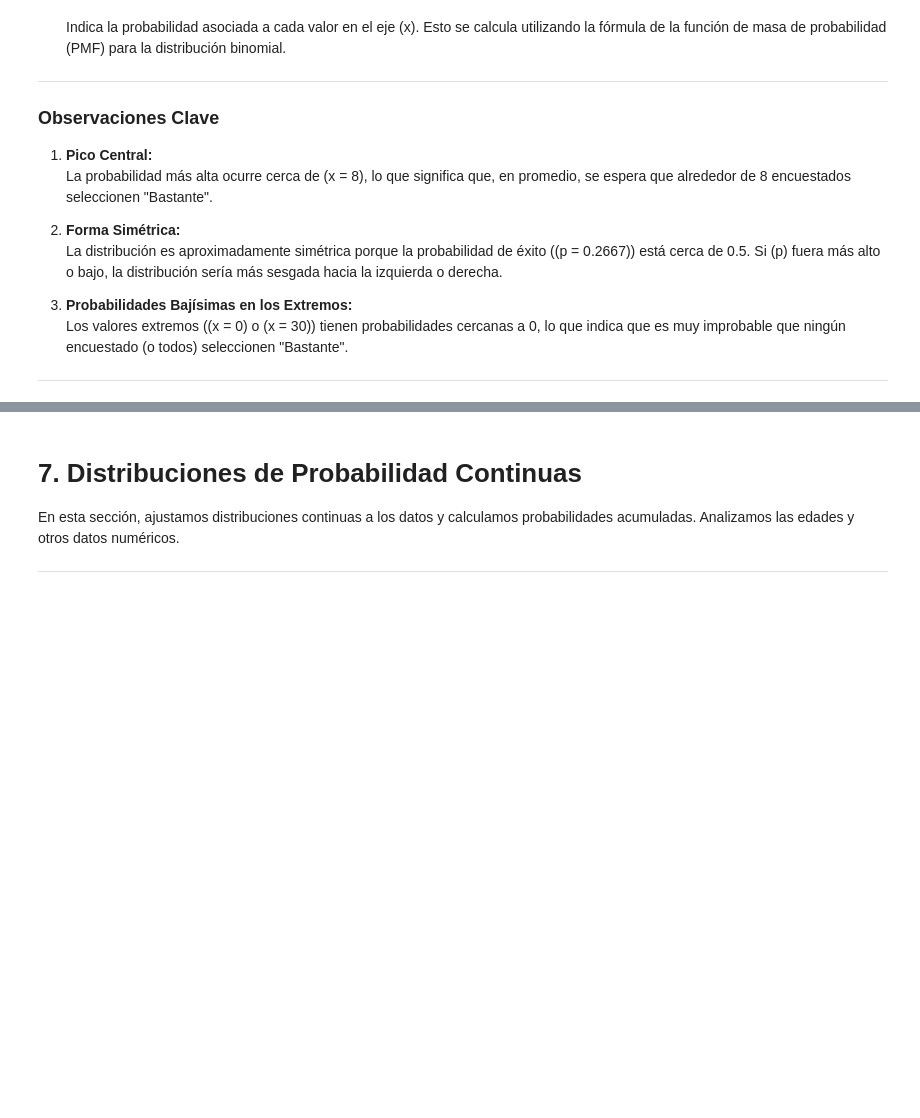
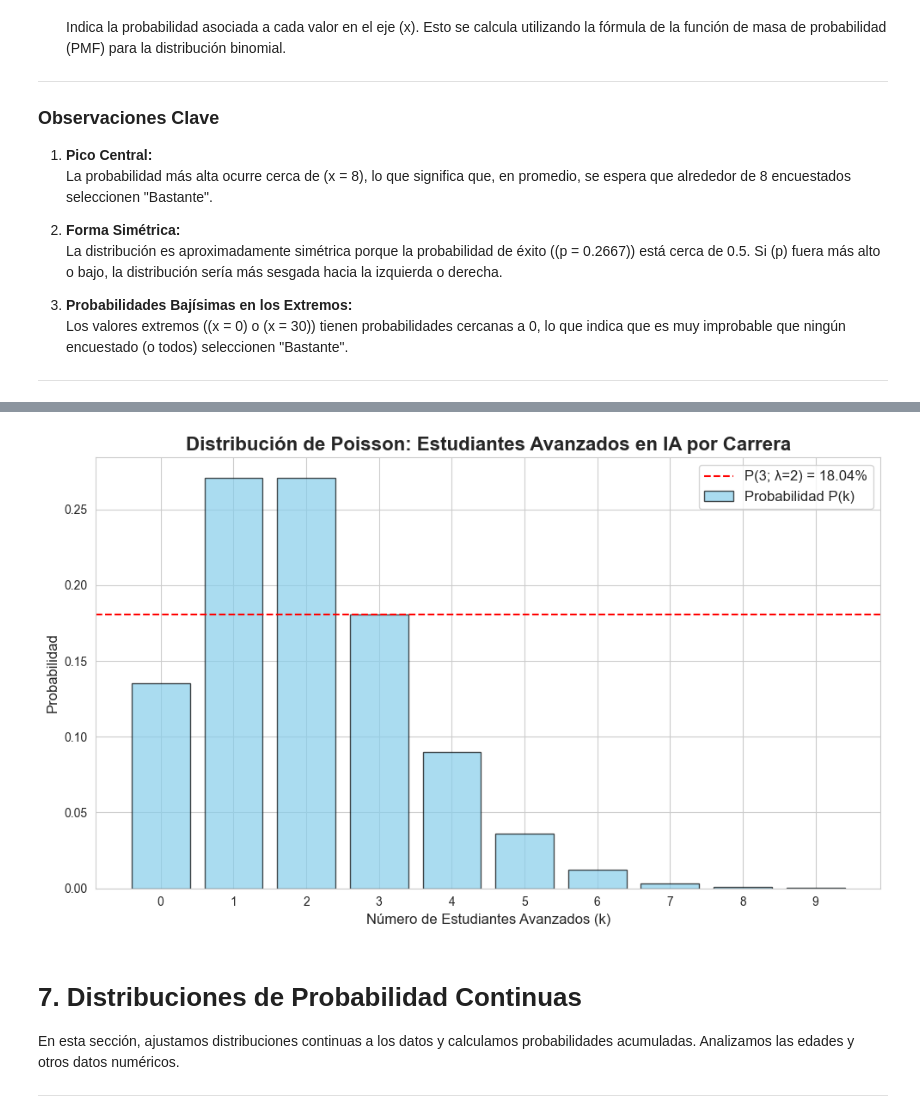
Before and after one commit to IrvinngB/Examen-Estadistica, a Jupyter notebook: Probabilidad.ipynb, the cells around one changed output, grey strips where cells are left out. Drawn from its saved outputs; the diff is of its cells as text; code cells hidden in the pictures; blank space fills up the shorter version.

```diff
--- a/Probabilidad.ipynb
+++ b/Probabilidad.ipynb
@@ -252,3 +270,32 @@ La probabilidad acumulada permite analizar la **suma de probabilidades** para to
+# %%
+import numpy as np
+import matplotlib.pyplot as plt
+from scipy.stats import poisson
+
+# Parámetro de la distribución de Poisson
+lambda_carrera = 2  # Promedio de 2 estudiantes avanzados por carrera
+
+# Valores de k (número de estudiantes avanzados)
+k_values = np.arange(0, 10)  # Consideramos valores de k desde 0 hasta 9
+
+# Calcular las probabilidades para cada valor de k
+poisson_probs = poisson.pmf(k_values, lambda_carrera)
+
+# Graficar la distribución
+plt.figure(figsize=(10, 6))
+plt.bar(k_values, poisson_probs, color='skyblue', edgecolor='black', alpha=0.7, label='Probabilidad P(k)')
+plt.title("Distribución de Poisson: Estudiantes Avanzados en IA por Carrera", fontsize=16, weight='bold')
+plt.xlabel("Número de Estudiantes Avanzados (k)", fontsize=12)
+plt.ylabel("Probabilidad", fontsize=12)
+plt.xticks(k_values, fontsize=10)
+plt.yticks(fontsize=10)
+plt.axhline(poisson.pmf(3, lambda_carrera), color='red', linestyle='--', label=f"P(3; λ=2) = 18.04%")
+plt.legend(fontsize=12)
+plt.tight_layout()
+
+plt.show()
+# %% [output]
+[figure, added]
 # %% [markdown]
 # **7. Distribuciones de Probabilidad Continuas**
 
```
Also changed, not shown: parts of 15 cells of this notebook, 3 other files.
